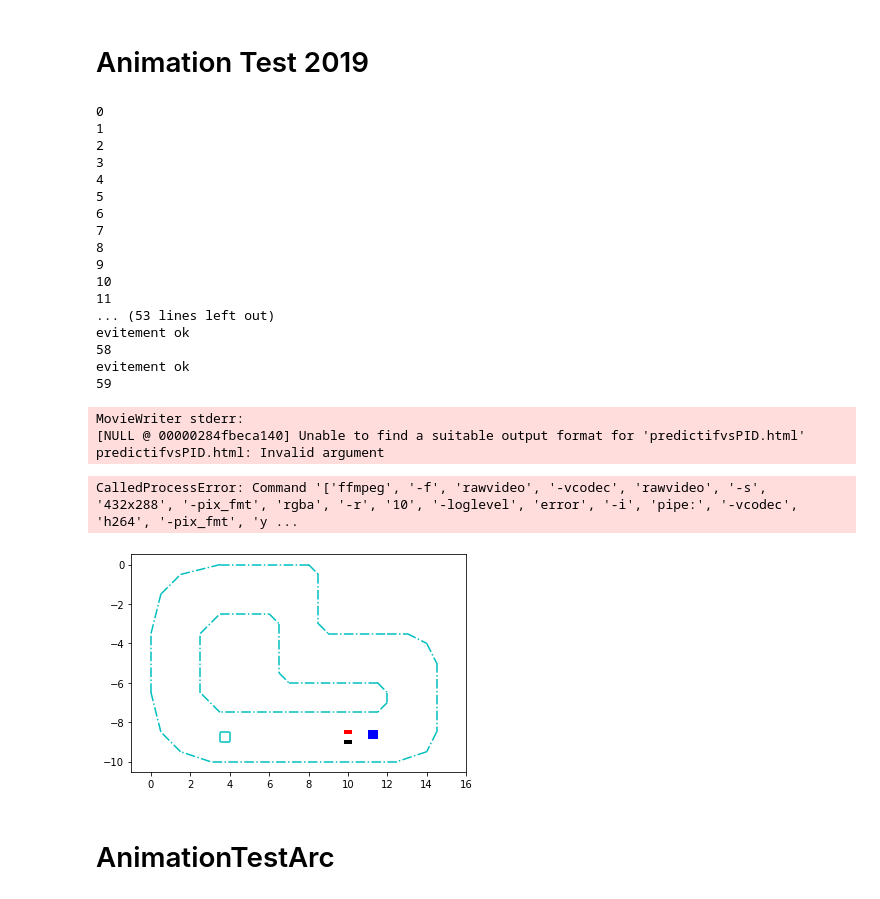
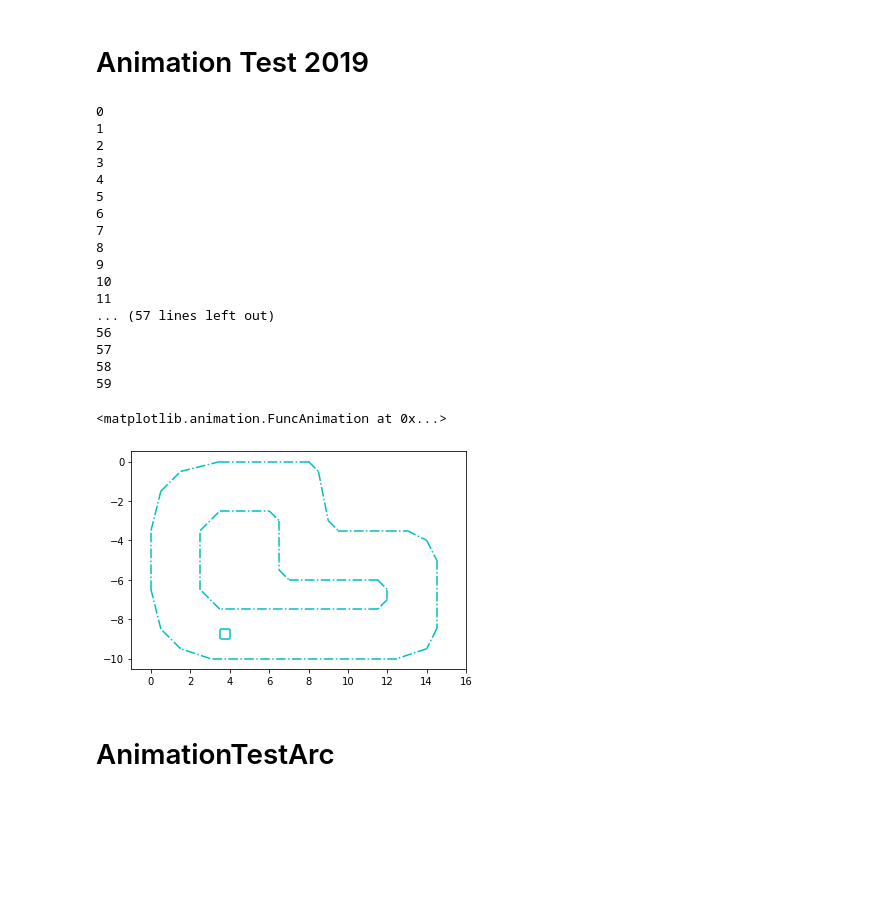
Before and after one commit to pmorelr/pie-voiture-autonome-master, a Jupyter notebook: voiture-Autonome-2020-2021/code/Mytest2.ipynb, the cells around one changed output. Drawn from its saved outputs; the diff is of its cells as text; code cells hidden in the pictures; blank space fills up the shorter version.

```diff
--- a/voiture-Autonome-2020-2021/code/Mytest2.ipynb
+++ b/voiture-Autonome-2020-2021/code/Mytest2.ipynb
@@ -296,43 +296,41 @@ def animate(i):
     patch2.angle = yaw2[i]
     obstacle.set_width(0.5)
     obstacle.set_height(0.5)
     obstacle.set_xy([11,obst[i]])
     obstacle.angle = 0
     point1.set_data(cb1[i][0], cb1[i][1])
     point2.set_data(cb2[i][0], cb2[i][1])
     return (patch1,patch2,obstacle,point1,point2)
 
 anim = animation.FuncAnimation(fig, animate,
                                init_func=init,
                                frames=len(x1),
                                interval=100,
                                blit=True)
 
-anim.save('predictifvsPID.html', writer='ffmpeg', fps=10)
-plt.show()
+#anim.save('predictifvsPID.html', writer='ffmpeg', fps=10)
+#plt.show()
+anim
 # %% [output]
 0
 1
 2
 3
 4
 5
 6
 7
 8
 9
 10
 11
-... (53 lines left out)
-evitement ok
+... (57 lines left out)
+56
+57
 58
-evitement ok
 59
-MovieWriter stderr:
-[NULL @ 00000284fbeca140] Unable to find a suitable output format for 'predictifvsPID.html'
-predictifvsPID.html: Invalid argument
+<matplotlib.animation.FuncAnimation at 0x...>
-CalledProcessError: Command '['ffmpeg', '-f', 'rawvideo', '-vcodec', 'rawvideo', '-s', '432x288', '-pix_fmt', 'rgba', '-r', '10', '-loglevel', 'error', '-i', 'pipe:', '-vcodec', 'h264', '-pix_fmt', 'y ...
-[figure, old version]
+[figure, new version]
 # %% [markdown]
 # AnimationTestArc
 # %%
```
Also changed, not shown: parts of 1 cell of this notebook, 2 other files.
